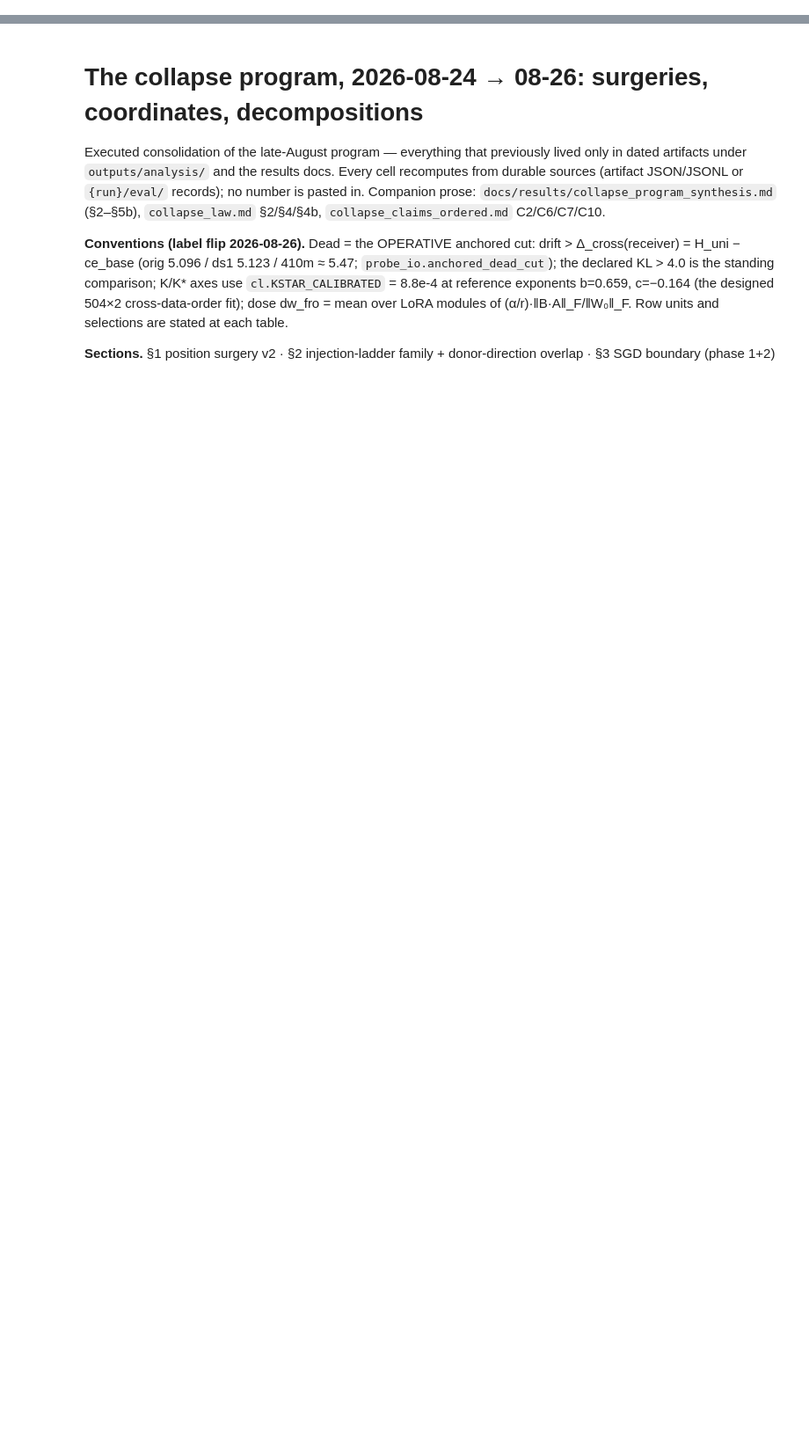
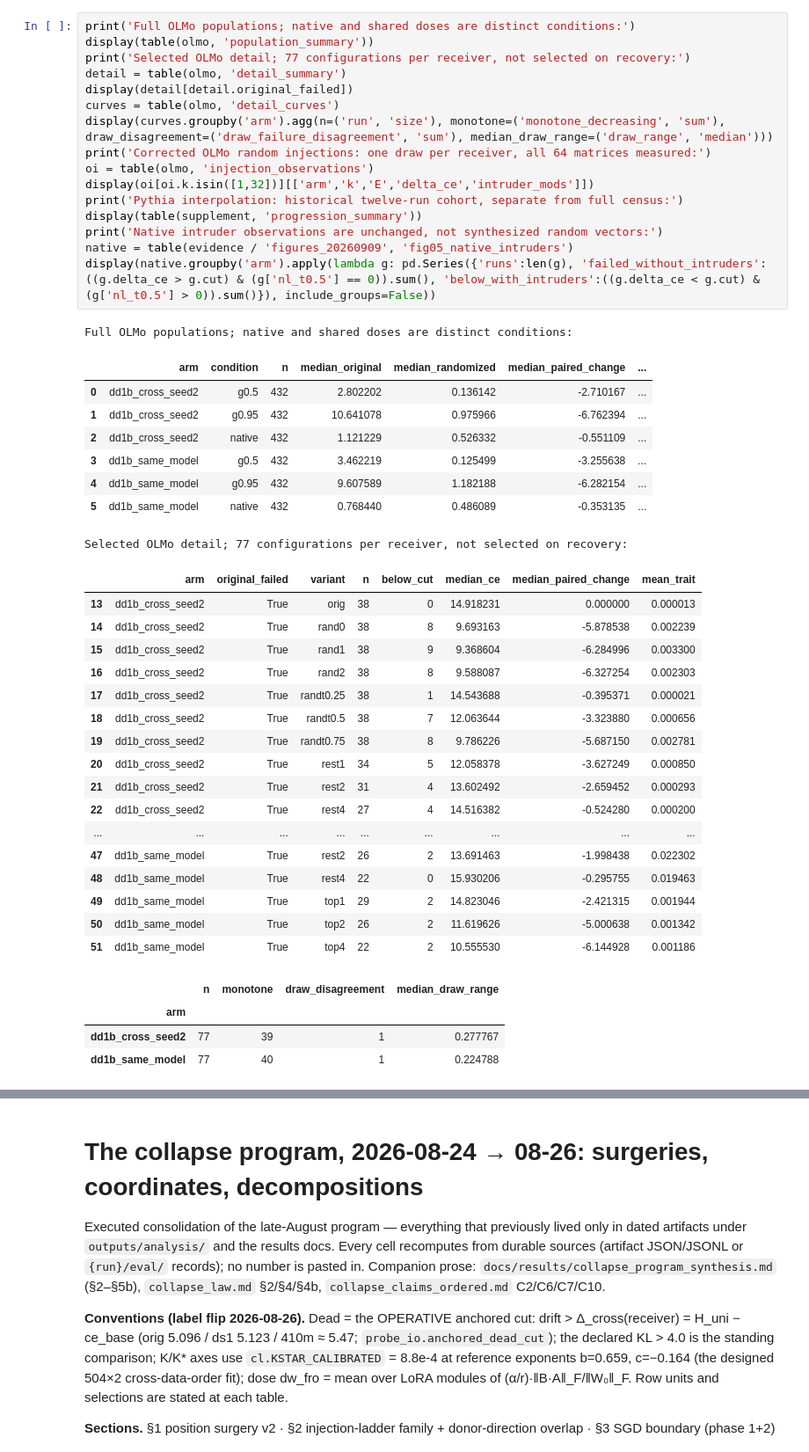
Before and after one commit to AnandVishesh1301/EleutherAI_subliminal_learning, a Jupyter notebook: notebooks/collapse_surgery_and_sgd.ipynb, the cells around one changed output, grey strips where cells are left out. Shown at 88% size. Saved outputs shown, nothing was run; the diff lists cells and outputs as text; blank space fills up the shorter version.

```diff
--- a/notebooks/collapse_surgery_and_sgd.ipynb
+++ b/notebooks/collapse_surgery_and_sgd.ipynb
@@ -234,0 +149,47 @@ display(Image(filename=str(figure_dir / 'figS_olmo_direction.png')))
+# %%
+print('Full OLMo populations; native and shared doses are distinct conditions:')
+display(table(olmo, 'population_summary'))
+print('Selected OLMo detail; 77 configurations per receiver, not selected on recovery:')
+detail = table(olmo, 'detail_summary')
+display(detail[detail.original_failed])
+curves = table(olmo, 'detail_curves')
+display(curves.groupby('arm').agg(n=('run', 'size'), monotone=('monotone_decreasing', 'sum'), draw_disagreement=('draw_failure_disagreement', 'sum'), median_draw_range=('draw_range', 'median')))
+print('Corrected OLMo random injections: one draw per receiver, all 64 matrices measured:')
+oi = table(olmo, 'injection_observations')
+display(oi[oi.k.isin([1,32])][['arm','k','E','delta_ce','intruder_mods']])
+print('Pythia interpolation: historical twelve-run cohort, separate from full census:')
+display(table(supplement, 'progression_summary'))
+print('Native intruder observations are unchanged, not synthesized random vectors:')
+native = table(evidence / 'figures_20260909', 'fig05_native_intruders')
+display(native.groupby('arm').apply(lambda g: pd.Series({'runs':len(g), 'failed_without_intruders':((g.delta_ce > g.cut) & (g['nl_t0.5'] == 0)).sum(), 'below_with_intruders':((g.delta_ce < g.cut) & (g['nl_t0.5'] > 0)).sum()}), include_groups=False))
+# %% [output]
+Full OLMo populations; native and shared doses are distinct conditions:
+|  | arm | condition | n | median_original | median_randomized | median_paired_change | ... |
+| 0 | dd1b_cross_seed2 | g0.5 | 432 | 2.802202 | 0.136142 | -2.710167 | ... |
+| 1 | dd1b_cross_seed2 | g0.95 | 432 | 10.641078 | 0.975966 | -6.762394 | ... |
+| 2 | dd1b_cross_seed2 | native | 432 | 1.121229 | 0.526332 | -0.551109 | ... |
+| 3 | dd1b_same_model | g0.5 | 432 | 3.462219 | 0.125499 | -3.255638 | ... |
+| 4 | dd1b_same_model | g0.95 | 432 | 9.607589 | 1.182188 | -6.282154 | ... |
+| 5 | dd1b_same_model | native | 432 | 0.768440 | 0.486089 | -0.353135 | ... |
+Selected OLMo detail; 77 configurations per receiver, not selected on recovery:
+|  | arm | original_failed | variant | n | below_cut | median_ce | median_paired_change | mean_trait |
+| 13 | dd1b_cross_seed2 | True | orig | 38 | 0 | 14.918231 | 0.000000 | 0.000013 |
+| 14 | dd1b_cross_seed2 | True | rand0 | 38 | 8 | 9.693163 | -5.878538 | 0.002239 |
+| 15 | dd1b_cross_seed2 | True | rand1 | 38 | 9 | 9.368604 | -6.284996 | 0.003300 |
+| 16 | dd1b_cross_seed2 | True | rand2 | 38 | 8 | 9.588087 | -6.327254 | 0.002303 |
+| 17 | dd1b_cross_seed2 | True | randt0.25 | 38 | 1 | 14.543688 | -0.395371 | 0.000021 |
+| 18 | dd1b_cross_seed2 | True | randt0.5 | 38 | 7 | 12.063644 | -3.323880 | 0.000656 |
+| 19 | dd1b_cross_seed2 | True | randt0.75 | 38 | 8 | 9.786226 | -5.687150 | 0.002781 |
+| 20 | dd1b_cross_seed2 | True | rest1 | 34 | 5 | 12.058378 | -3.627249 | 0.000850 |
+| 21 | dd1b_cross_seed2 | True | rest2 | 31 | 4 | 13.602492 | -2.659452 | 0.000293 |
+| 22 | dd1b_cross_seed2 | True | rest4 | 27 | 4 | 14.516382 | -0.524280 | 0.000200 |
+| ... | ... | ... | ... | ... | ... | ... | ... | ... |
+| 47 | dd1b_same_model | True | rest2 | 26 | 2 | 13.691463 | -1.998438 | 0.022302 |
+| 48 | dd1b_same_model | True | rest4 | 22 | 0 | 15.930206 | -0.295755 | 0.019463 |
+| 49 | dd1b_same_model | True | top1 | 29 | 2 | 14.823046 | -2.421315 | 0.001944 |
+| 50 | dd1b_same_model | True | top2 | 26 | 2 | 11.619626 | -5.000638 | 0.001342 |
+| 51 | dd1b_same_model | True | top4 | 22 | 2 | 10.555530 | -6.144928 | 0.001186 |
+|  | n | monotone | draw_disagreement | median_draw_range |
+| arm |  |  |  |  |
+| dd1b_cross_seed2 | 77 | 39 | 1 | 0.277767 |
+| dd1b_same_model | 77 | 40 | 1 | 0.224788 |
```
Also changed, not shown: parts of 12 cells of this notebook, 48 other files.
